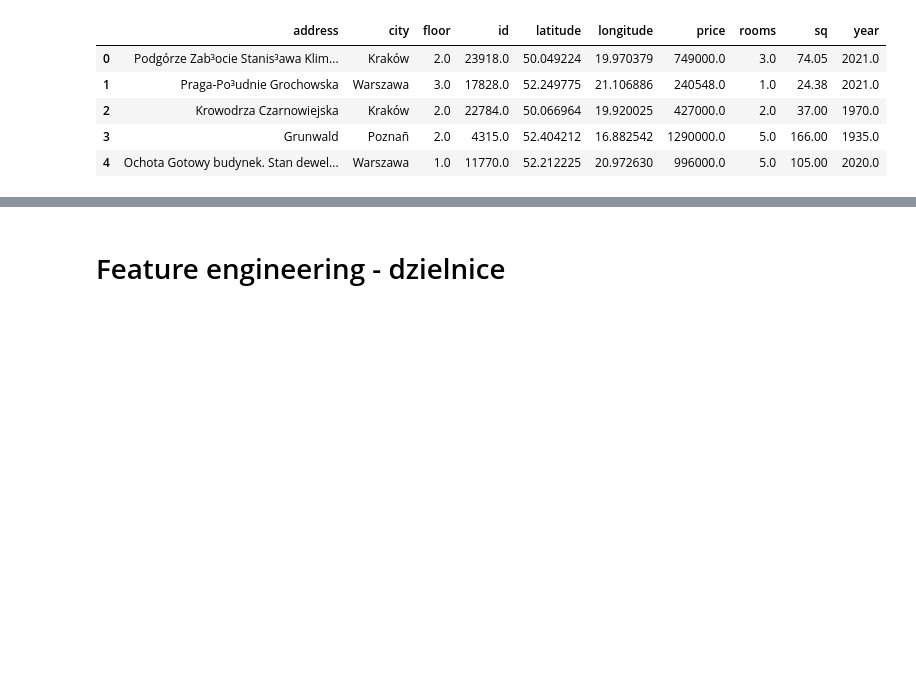
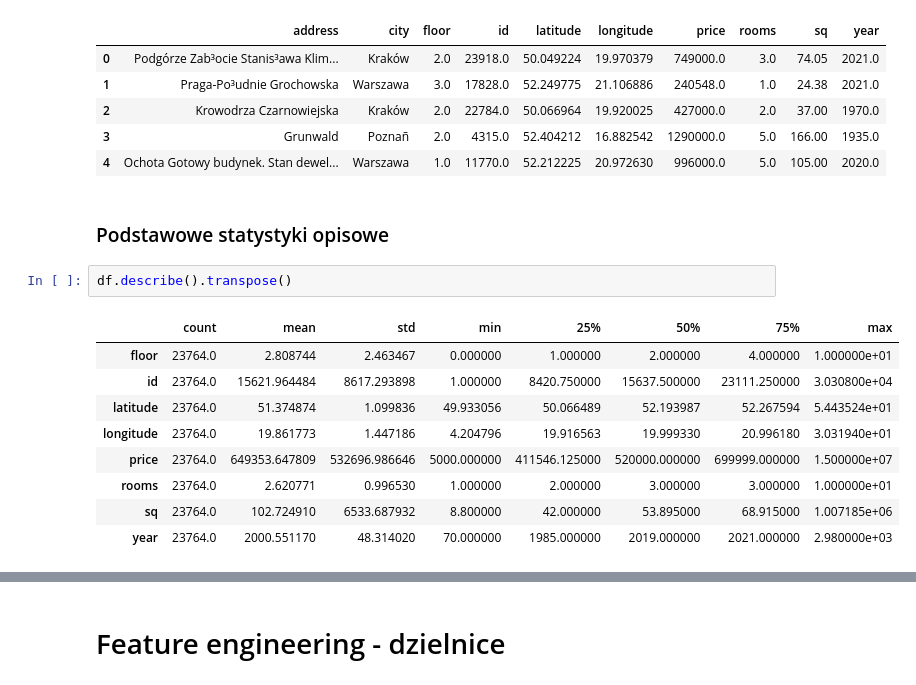
Before and after one commit to thezapalsky/apartments, a Jupyter notebook: apartments-pred-mz.ipynb, the cells around one changed output, grey strips where cells are left out. Saved outputs shown, nothing was run; the diff lists cells and outputs as text; blank space fills up the shorter version.

```diff
--- a/apartments-pred-mz.ipynb
+++ b/apartments-pred-mz.ipynb
@@ -52,3 +70,17 @@ df.head()
 | 2 | Krowodrza Czarnowiejska | Kraków | 2.0 | 22784.0 | 50.066964 | 19.920025 | 427000.0 | 2.0 | 37.00 | 1970.0 |
 | 3 | Grunwald | Poznañ | 2.0 | 4315.0 | 52.404212 | 16.882542 | 1290000.0 | 5.0 | 166.00 | 1935.0 |
 | 4 | Ochota Gotowy budynek. Stan dewel... | Warszawa | 1.0 | 11770.0 | 52.212225 | 20.972630 | 996000.0 | 5.0 | 105.00 | 2020.0 |
+# %% [markdown]
+### Podstawowe statystyki opisowe
+# %%
+df.describe().transpose()
+# %% [output]
+|  | count | mean | std | min | 25% | 50% | 75% | max |
+| floor | 23764.0 | 2.808744 | 2.463467 | 0.000000 | 1.000000 | 2.000000 | 4.000000 | 1.000000e+01 |
+| id | 23764.0 | 15621.964484 | 8617.293898 | 1.000000 | 8420.750000 | 15637.500000 | 23111.250000 | 3.030800e+04 |
+| latitude | 23764.0 | 51.374874 | 1.099836 | 49.933056 | 50.066489 | 52.193987 | 52.267594 | 5.443524e+01 |
+| longitude | 23764.0 | 19.861773 | 1.447186 | 4.204796 | 19.916563 | 19.999330 | 20.996180 | 3.031940e+01 |
+| price | 23764.0 | 649353.647809 | 532696.986646 | 5000.000000 | 411546.125000 | 520000.000000 | 699999.000000 | 1.500000e+07 |
+| rooms | 23764.0 | 2.620771 | 0.996530 | 1.000000 | 2.000000 | 3.000000 | 3.000000 | 1.000000e+01 |
+| sq | 23764.0 | 102.724910 | 6533.687932 | 8.800000 | 42.000000 | 53.895000 | 68.915000 | 1.007185e+06 |
+| year | 23764.0 | 2000.551170 | 48.314020 | 70.000000 | 1985.000000 | 2019.000000 | 2021.000000 | 2.980000e+03 |
```
Also changed, not shown: parts of 28 cells of this notebook, 1 other file.
